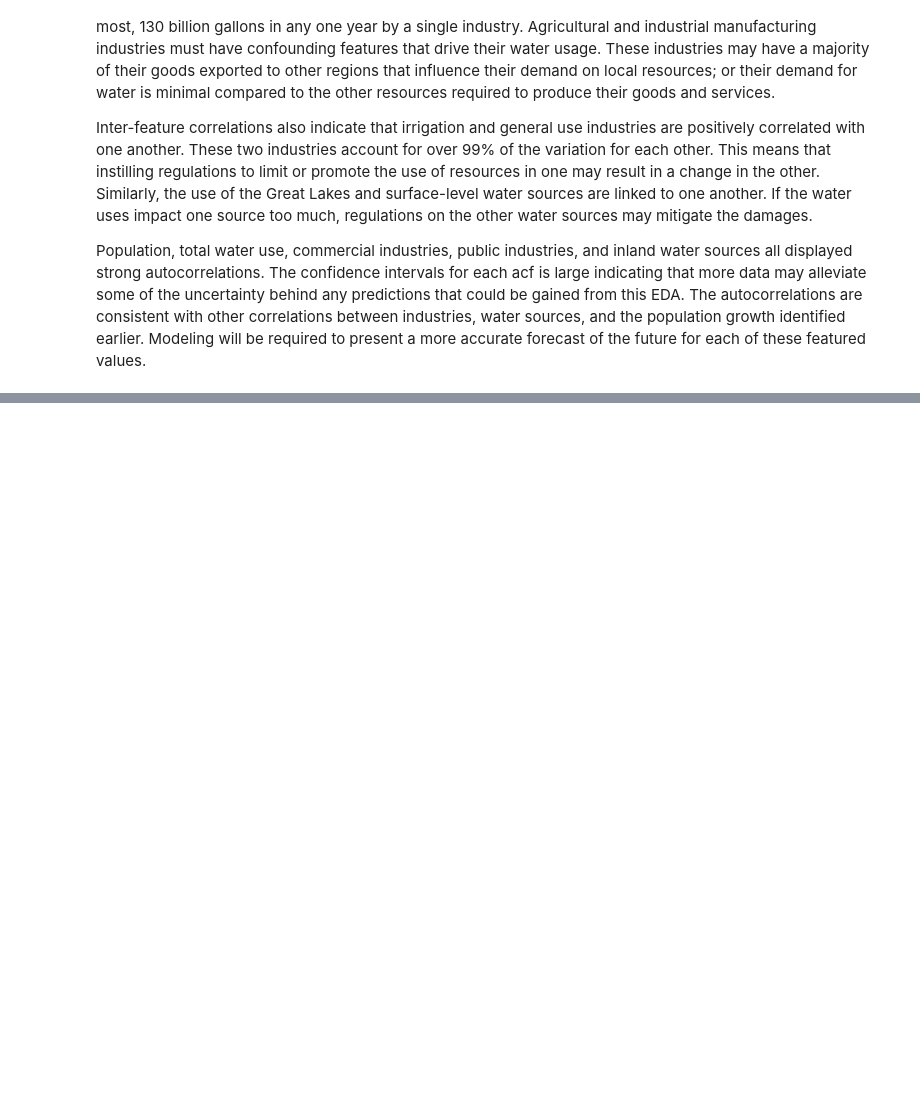
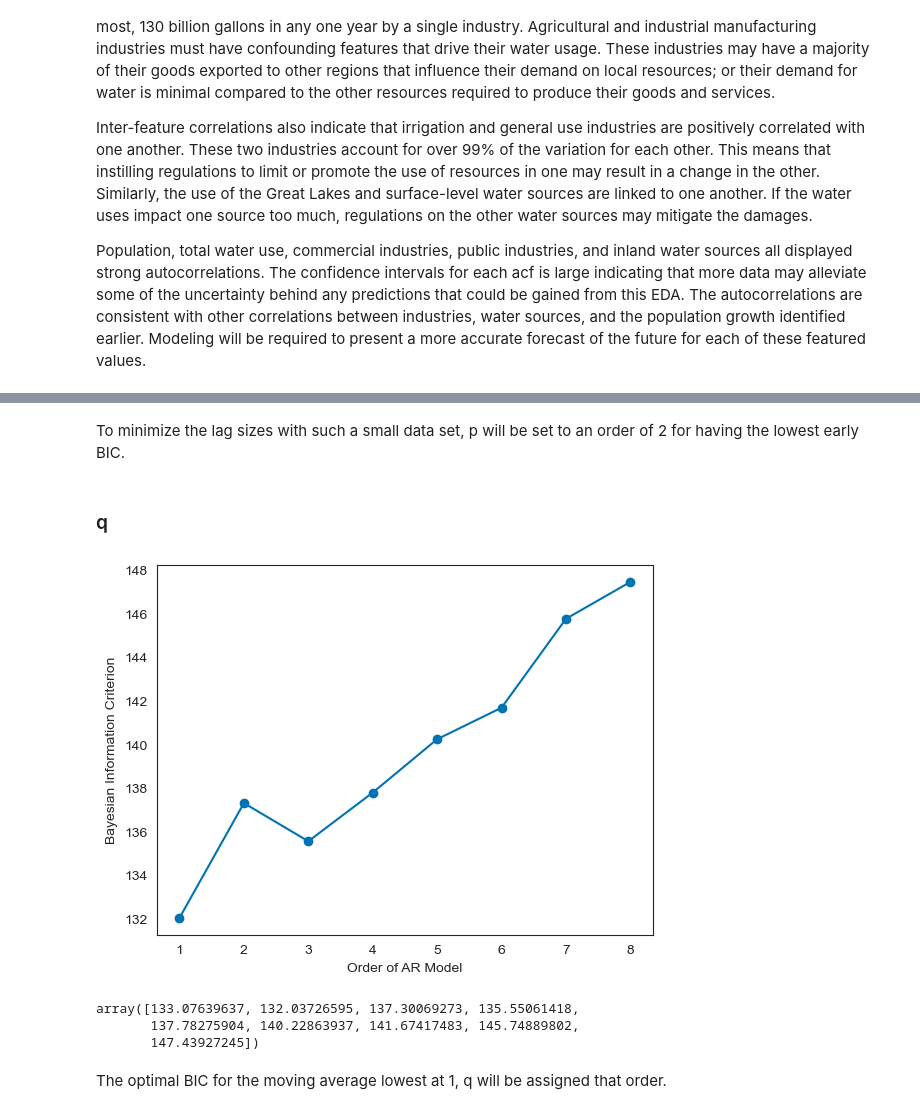
Before and after one commit to jpjavier23/michigan_water_use, a Jupyter notebook: michigan_water_use.ipynb, the cells around one changed output, grey strips where cells are left out. Saved outputs shown, nothing was run; the diff lists cells and outputs as text; code cells hidden in the pictures; blank space fills up the shorter version.

```diff
--- a/michigan_water_use.ipynb
+++ b/michigan_water_use.ipynb
@@ -1064,0 +1196,25 @@ Population, total water use, commercial industries, public industries, and inlan
+# %% [markdown]
+To minimize the lag sizes with such a small data set, p will be set to an order of 2 for having the lowest early BIC.
+# %% [markdown]
+### q
+# %%
+BIC_q = np.zeros(9)
+for q in range(9):
+    mod = ARIMA(d['water_use'], order = (2, 0, q))
+    res = mod.fit()
+    BIC_q[q] = res.bic
+
+plt.plot(range(1, 9), BIC_q[1:9], marker = 'o')
+plt.xlabel('Order of AR Model')
+plt.ylabel('Bayesian Information Criterion')
+plt.show()
+# %% [output]
+[figure, added]
+# %%
+BIC_q
+# %% [output]
+array([133.07639637, 132.03726595, 137.30069273, 135.55061418,
+       137.78275904, 140.22863937, 141.67417483, 145.74889802,
+       147.43927245])
+# %% [markdown]
+The optimal BIC for the moving average lowest at 1, q will be assigned that order.
```
Also changed, not shown: parts of 20 cells of this notebook.
